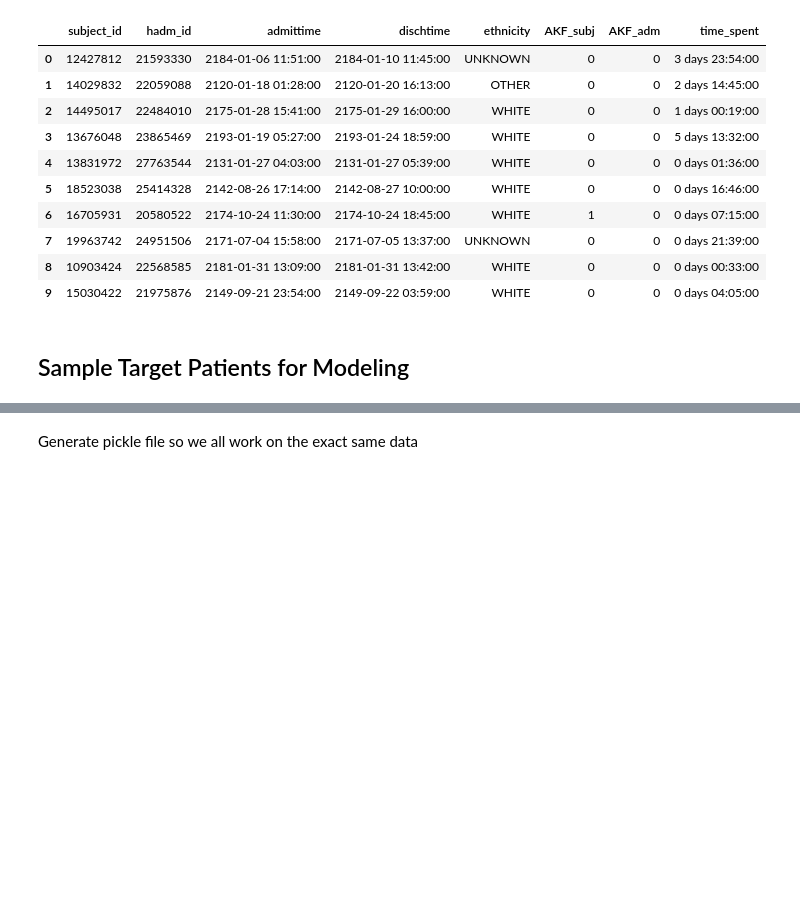
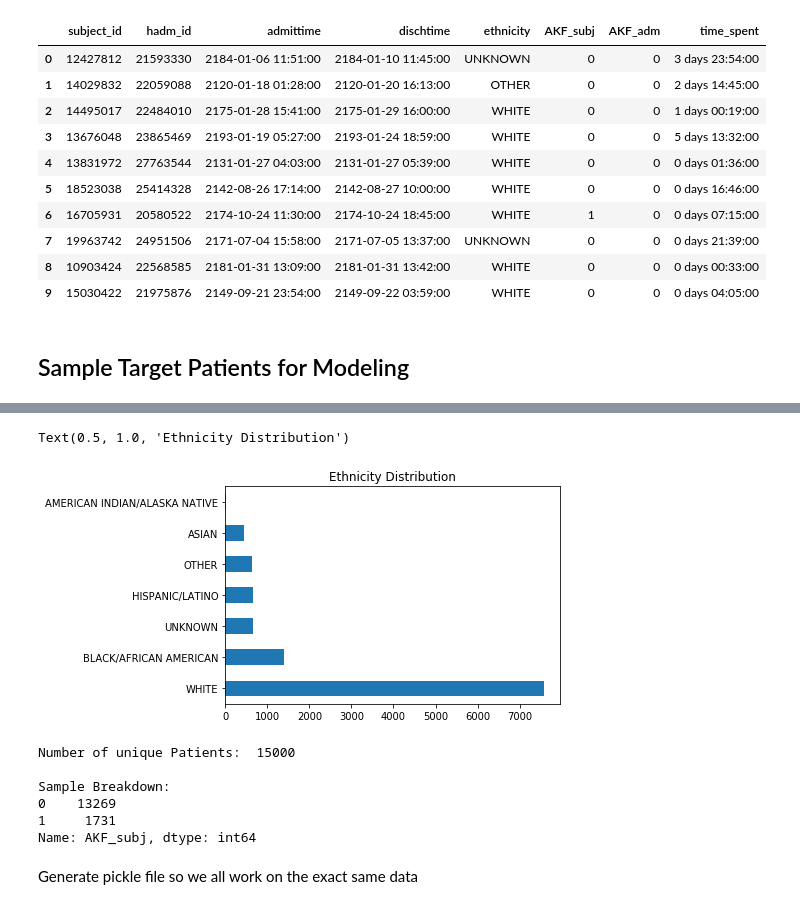
Before and after one commit to brandoncryu/disease_prediction, a Jupyter notebook: Generate Sample Patients.ipynb, the cells around one changed output, grey strips where cells are left out. Cells and saved outputs as stored; diff of their text form; code cells hidden in the pictures; blank space fills up the shorter version.

```diff
--- a/Generate Sample Patients.ipynb
+++ b/Generate Sample Patients.ipynb
@@ -162,3 +184,20 @@ print(admissions_sample.subject_id.nunique())   # sanity check
+# %%
+admissions_sample.ethnicity.value_counts().plot(kind='barh')
+plt.title('Ethnicity Distribution')
+# %% [output]
+Text(0.5, 1.0, 'Ethnicity Distribution')
+[figure, added]
+# %%
+print('Number of unique Patients: ', target_sample.subject_id.nunique())
+print('\nSample Breakdown:')
+print(target_sample.AKF_subj.value_counts())
+# %% [output]
+Number of unique Patients:  15000
+
+Sample Breakdown:
+0    13269
+1     1731
+Name: AKF_subj, dtype: int64
 # %% [markdown]
 Generate pickle file so we all work on the exact same data
 # %%
```
Also changed, not shown: parts of 37 cells of this notebook.
